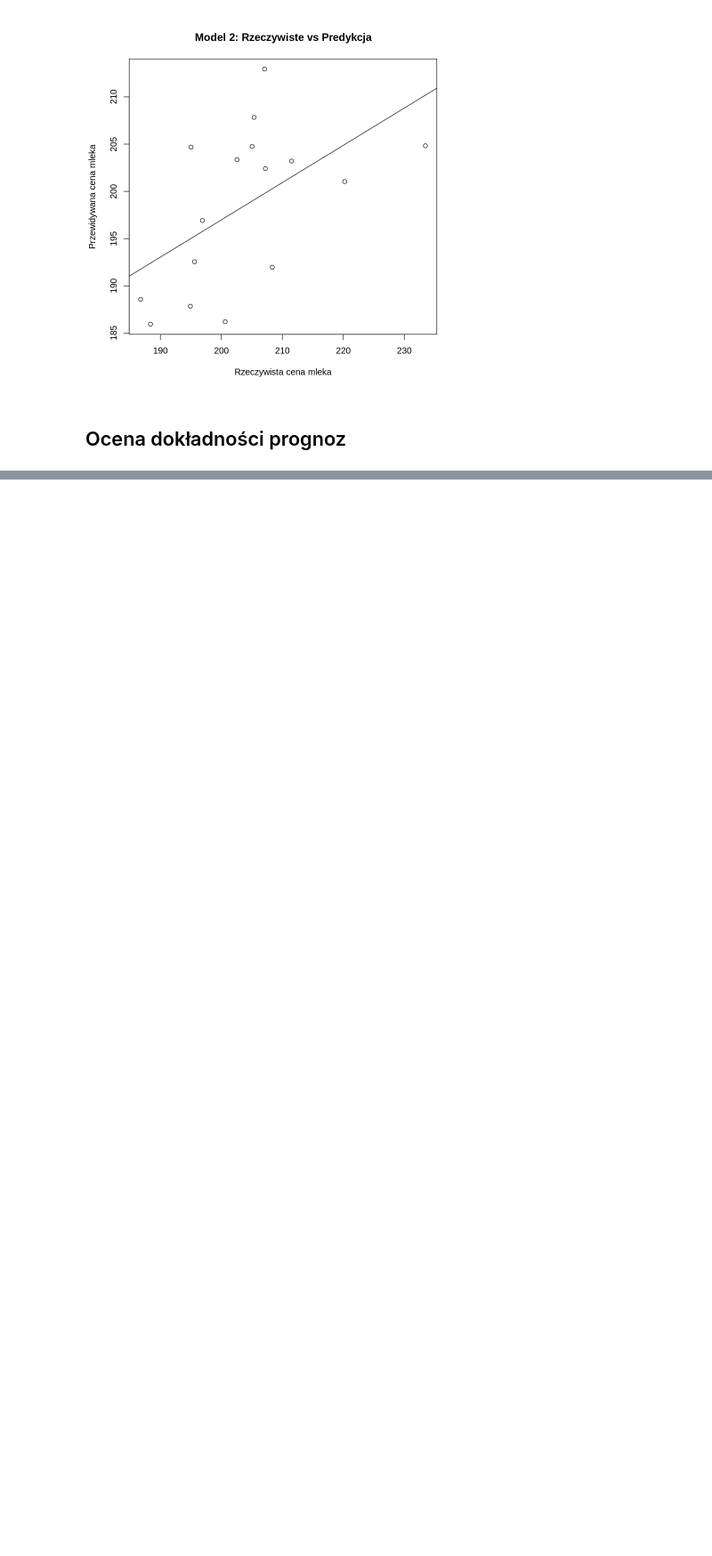
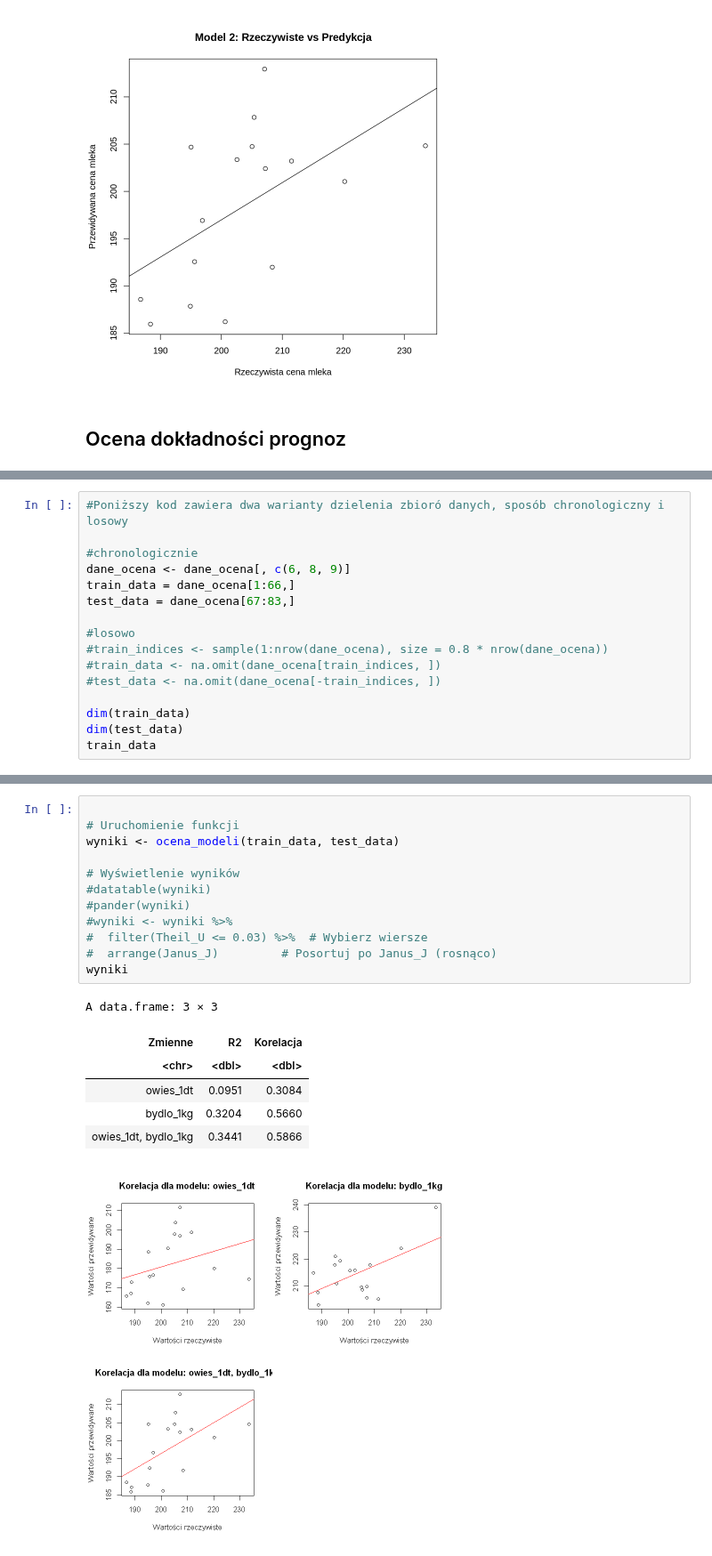
Before and after one commit to plo17/econometric_model, a Jupyter notebook: model_ekonometryczny.ipynb, the cells around one changed output, grey strips where cells are left out. Shown at 89% size. Drawn from its saved outputs; the diff is of its cells as text; blank space fills up the shorter version.

```diff
--- a/model_ekonometryczny.ipynb
+++ b/model_ekonometryczny.ipynb
@@ -757,0 +798,16 @@ R² Train: 0.9444114  | R² Test: 0.2971559
+# %%
+#Poniższy kod zawiera dwa warianty dzielenia zbioró danych, sposób chronologiczny i losowy
+
+#chronologicznie
+dane_ocena <- dane_ocena[, c(6, 8, 9)]
+train_data = dane_ocena[1:66,]
+test_data = dane_ocena[67:83,]
+
+#losowo
+#train_indices <- sample(1:nrow(dane_ocena), size = 0.8 * nrow(dane_ocena))
+#train_data <- na.omit(dane_ocena[train_indices, ])
+#test_data <- na.omit(dane_ocena[-train_indices, ])
+
+dim(train_data)
+dim(test_data)
+train_data
@@ -757,0 +946,20 @@ R² Train: 0.9444114  | R² Test: 0.2971559
+# %%
+
+# Uruchomienie funkcji
+wyniki <- ocena_modeli(train_data, test_data)
+
+# Wyświetlenie wyników
+#datatable(wyniki)
+#pander(wyniki)
+#wyniki <- wyniki %>%
+#  filter(Theil_U <= 0.03) %>%  # Wybierz wiersze
+#  arrange(Janus_J)         # Posortuj po Janus_J (rosnąco)
+wyniki
+# %% [output]
+A data.frame: 3 × 3
+| Zmienne | R2 | Korelacja |
+| <chr> | <dbl> | <dbl> |
+| owies_1dt | 0.0951 | 0.3084 |
+| bydlo_1kg | 0.3204 | 0.5660 |
+| owies_1dt, bydlo_1kg | 0.3441 | 0.5866 |
+[figure, added]
```
Also changed, not shown: parts of 31 cells of this notebook.
